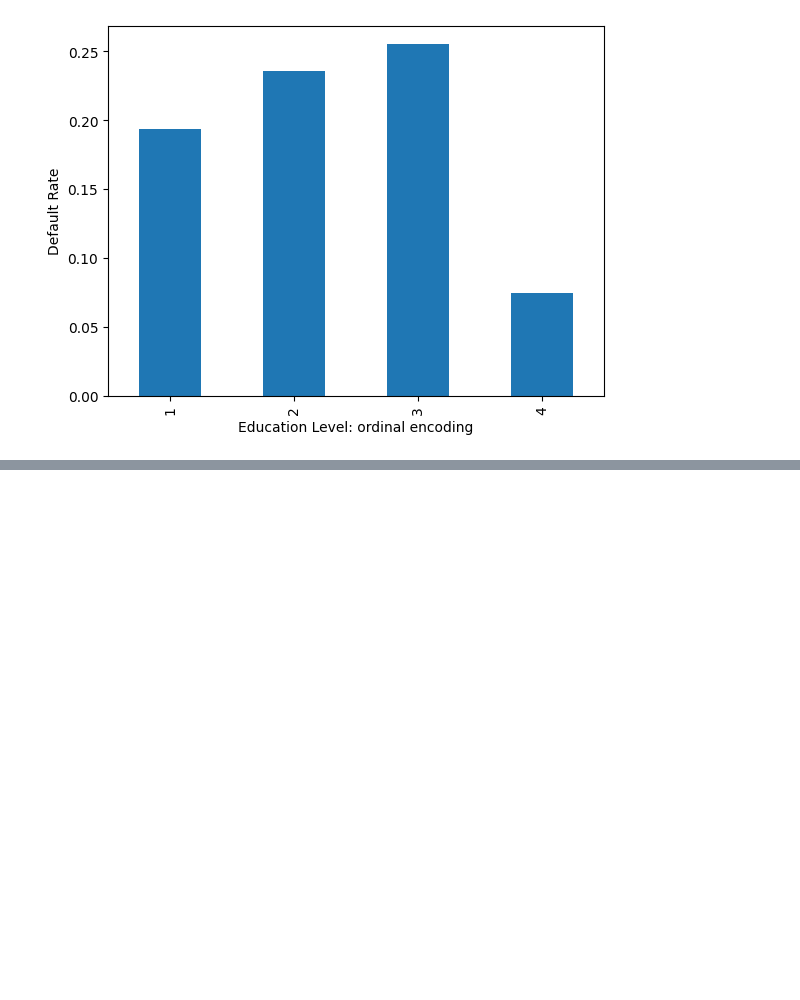
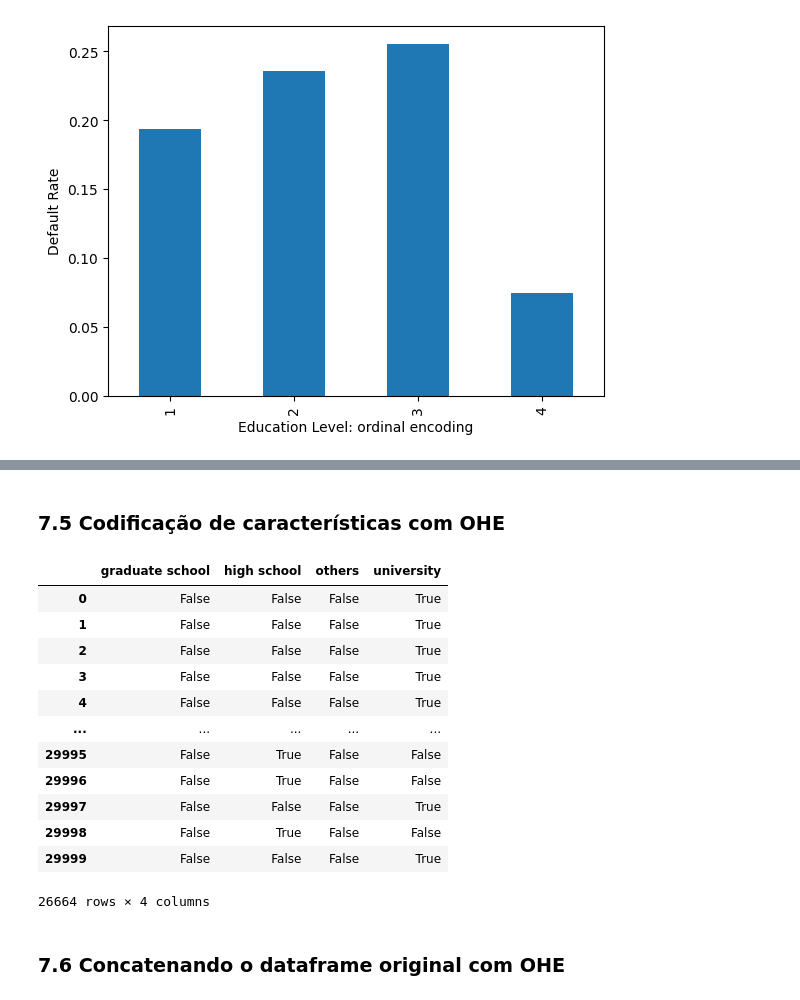
Before and after one commit to italo-mgl/Ciencias_de_Dados_Projetos, a Jupyter notebook: inadimplência de clientes de cartão de crédito/Exercicios/Predicaoo-bons-pagadores-de-credito.ipynb, the cells around one changed output, grey strips where cells are left out. Drawn from its saved outputs; the diff is of its cells as text; code cells hidden in the pictures; blank space fills up the shorter version.

```diff
--- a/inadimplência de clientes de cartão de crédito/Exercicios/Predicaoo-bons-pagadores-de-credito.ipynb
+++ b/inadimplência de clientes de cartão de crédito/Exercicios/Predicaoo-bons-pagadores-de-credito.ipynb
@@ -336,0 +341,2 @@ plt.xlabel('Education Level: ordinal encoding');
+# %%
+df_clean_2['EDUCATION_CAT'] = 'none'
@@ -336,0 +361,8 @@ plt.xlabel('Education Level: ordinal encoding');
+# %%
+cat_mapping = {
+    1: 'graduate school',
+    2: 'university',
+    3: 'high school',
+    4: 'others'
+}
+cat_mapping
@@ -336,0 +373,3 @@ plt.xlabel('Education Level: ordinal encoding');
+# %%
+df_clean_2['EDUCATION_CAT'] = df_clean_2['EDUCATION'].map(cat_mapping)
+df_clean_2[['EDUCATION', 'EDUCATION_CAT']].head(10)
@@ -336,0 +388,20 @@ plt.xlabel('Education Level: ordinal encoding');
+# %% [markdown]
+### 7.5 Codificação de características com OHE
+# %%
+pd.get_dummies(df_clean_2['EDUCATION_CAT'])
+# %% [output]
+|  | graduate school | high school | others | university |
+| 0 | False | False | False | True |
+| 1 | False | False | False | True |
+| 2 | False | False | False | True |
+| 3 | False | False | False | True |
+| 4 | False | False | False | True |
+| ... | ... | ... | ... | ... |
+| 29995 | False | True | False | False |
+| 29996 | False | True | False | False |
+| 29997 | False | False | False | True |
+| 29998 | False | True | False | False |
+| 29999 | False | False | False | True |
+26664 rows × 4 columns
+# %% [markdown]
+### 7.6 Concatenando o dataframe original com OHE
```
Also changed, not shown: parts of 9 cells of this notebook, 1 other file.
